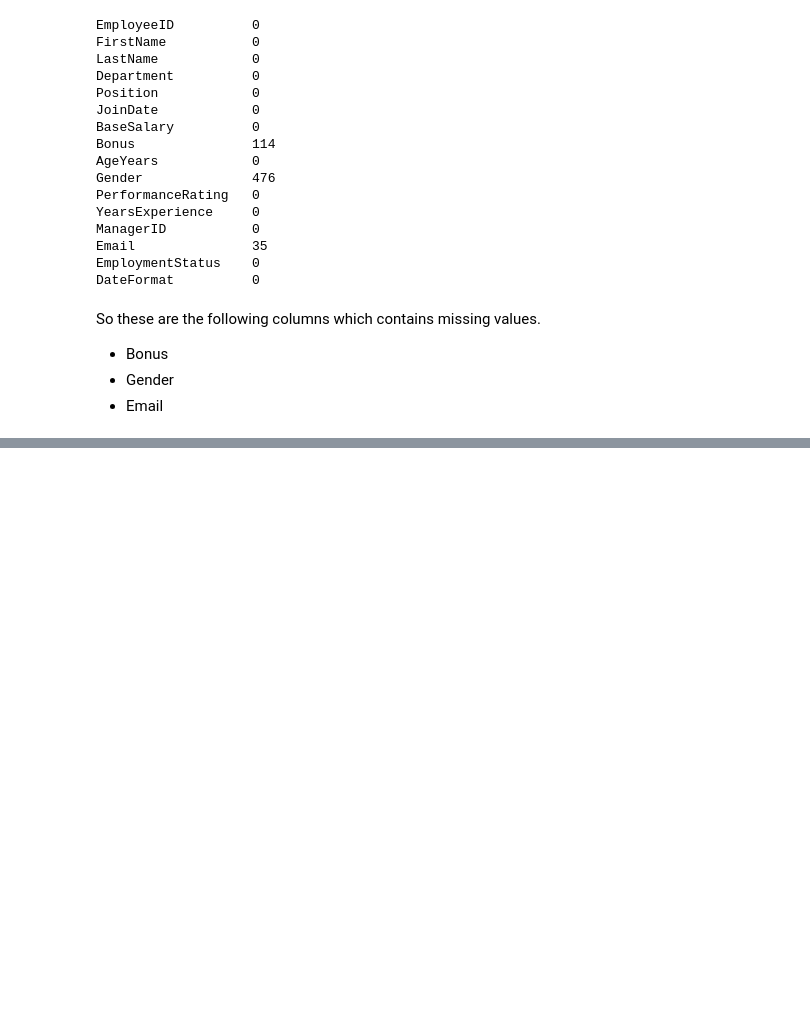
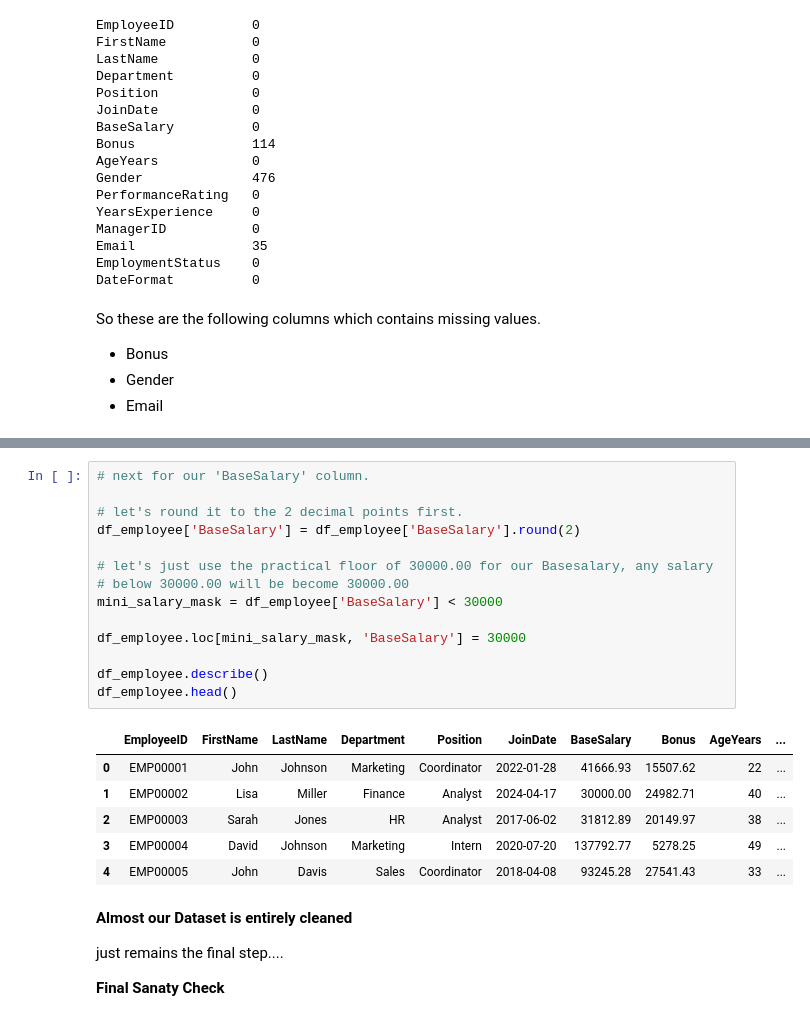
Before and after one commit to sohail-ansari0023/Becoming-A-Data-Analyst, a Jupyter notebook: Data_Cleaning_and_Preprocessing/practice_datasets_difficulty_level_2/Level_2_cleaning_notebook.ipynb, the cells around one changed output, grey strips where cells are left out. Saved outputs shown, nothing was run; the diff lists cells and outputs as text; blank space fills up the shorter version.

```diff
--- a/Data_Cleaning_and_Preprocessing/practice_datasets_difficulty_level_2/Level_2_cleaning_notebook.ipynb
+++ b/Data_Cleaning_and_Preprocessing/practice_datasets_difficulty_level_2/Level_2_cleaning_notebook.ipynb
@@ -577,0 +627,27 @@ TypeError: 'RangeIndex' object is not callable
+# %%
+# next for our 'BaseSalary' column.
+
+# let's round it to the 2 decimal points first.
+df_employee['BaseSalary'] = df_employee['BaseSalary'].round(2)
+
+# let's just use the practical floor of 30000.00 for our Basesalary, any salary
+# below 30000.00 will be become 30000.00
+mini_salary_mask = df_employee['BaseSalary'] < 30000
+
+df_employee.loc[mini_salary_mask, 'BaseSalary'] = 30000
+
+df_employee.describe()
+df_employee.head()
+# %% [output]
+|  | EmployeeID | FirstName | LastName | Department | Position | JoinDate | BaseSalary | Bonus | AgeYears | ... |
+| 0 | EMP00001 | John | Johnson | Marketing | Coordinator | 2022-01-28 | 41666.93 | 15507.62 | 22 | ... |
+| 1 | EMP00002 | Lisa | Miller | Finance | Analyst | 2024-04-17 | 30000.00 | 24982.71 | 40 | ... |
+| 2 | EMP00003 | Sarah | Jones | HR | Analyst | 2017-06-02 | 31812.89 | 20149.97 | 38 | ... |
+| 3 | EMP00004 | David | Johnson | Marketing | Intern | 2020-07-20 | 137792.77 | 5278.25 | 49 | ... |
+| 4 | EMP00005 | John | Davis | Sales | Coordinator | 2018-04-08 | 93245.28 | 27541.43 | 33 | ... |
+# %% [markdown]
+**Almost our Dataset is entirely cleaned**
+
+just remains the final step....
+
+**Final Sanaty Check**
```
Also changed, not shown: parts of 11 cells of this notebook, 3 other files.
